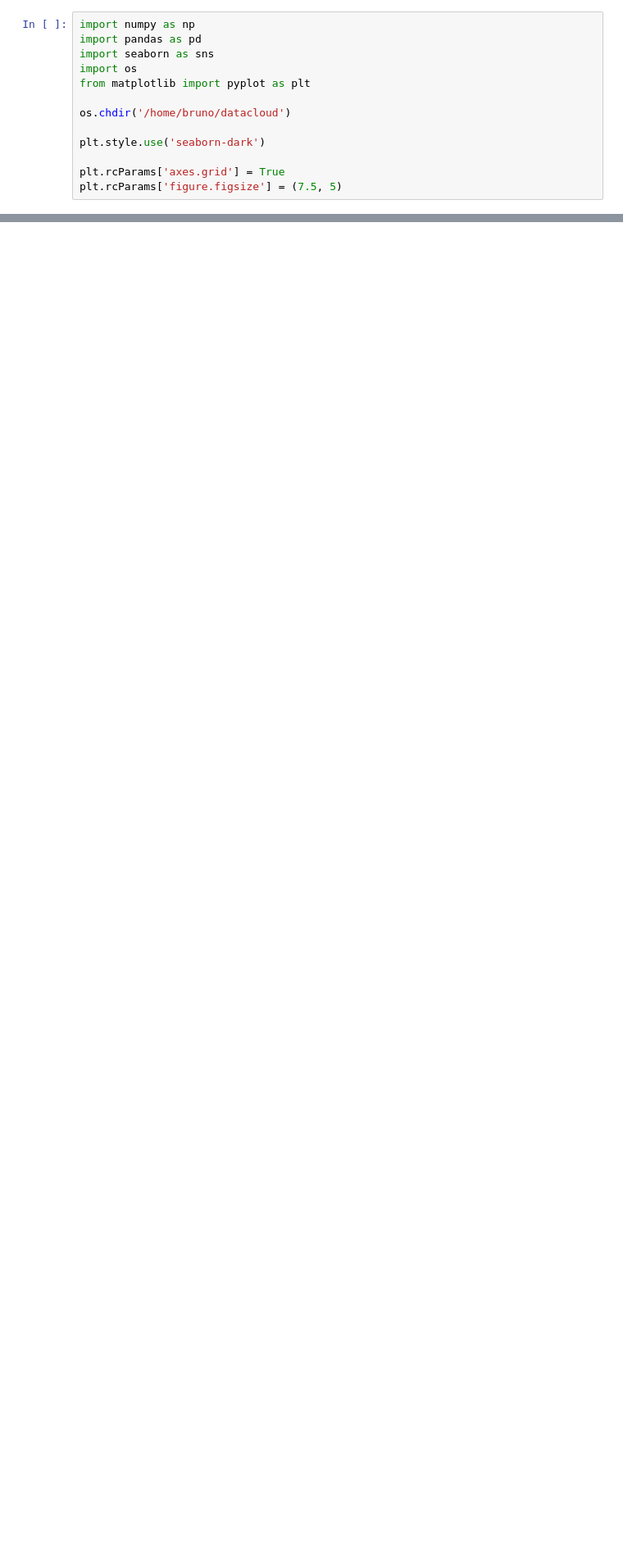
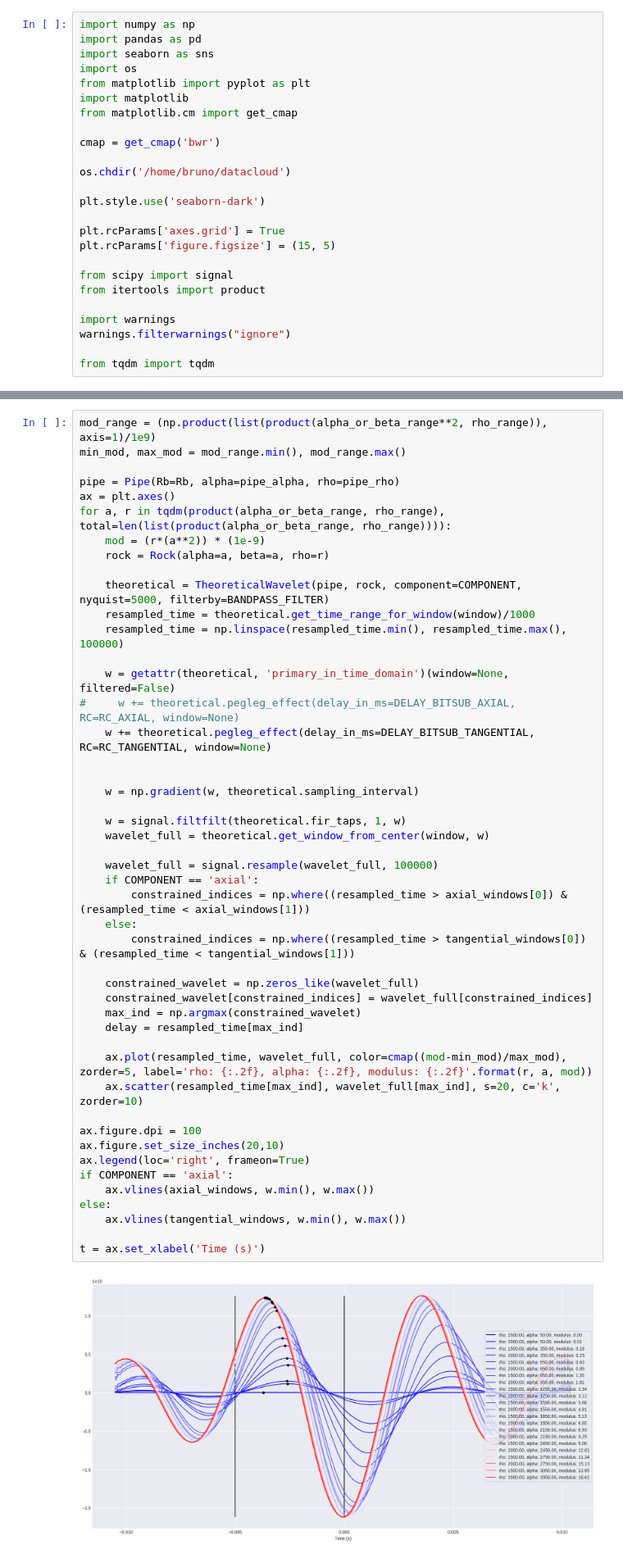
Before and after one commit to navaneethakumar-balasubramanian/rhino_theory, a Jupyter notebook: notebooks/Modeling.ipynb, the cells around one changed output, grey strips where cells are left out. Shown at 82% size. Cells and saved outputs as stored; diff of their text form; blank space fills up the shorter version.

```diff
--- a/notebooks/Modeling.ipynb
+++ b/notebooks/Modeling.ipynb
@@ -4,10 +4,22 @@ import pandas as pd
 import seaborn as sns
 import os
 from matplotlib import pyplot as plt
+import matplotlib
+from matplotlib.cm import get_cmap
+
+cmap = get_cmap('bwr')
 
 os.chdir('/home/bruno/datacloud')
 
 plt.style.use('seaborn-dark')
 
 plt.rcParams['axes.grid'] = True
-plt.rcParams['figure.figsize'] = (7.5, 5)
+plt.rcParams['figure.figsize'] = (15, 5)
+
+from scipy import signal
+from itertools import product
+
+import warnings
+warnings.filterwarnings("ignore")
+
+from tqdm import tqdm
@@ -30,0 +56,49 @@ import matplotlib
+# %%
+mod_range = (np.product(list(product(alpha_or_beta_range**2, rho_range)), axis=1)/1e9)
+min_mod, max_mod = mod_range.min(), mod_range.max()
+
+pipe = Pipe(Rb=Rb, alpha=pipe_alpha, rho=pipe_rho)
+ax = plt.axes()
+for a, r in tqdm(product(alpha_or_beta_range, rho_range), total=len(list(product(alpha_or_beta_range, rho_range)))):
+    mod = (r*(a**2)) * (1e-9)
+    rock = Rock(alpha=a, beta=a, rho=r)
+
+    theoretical = TheoreticalWavelet(pipe, rock, component=COMPONENT, nyquist=5000, filterby=BANDPASS_FILTER)
+    resampled_time = theoretical.get_time_range_for_window(window)/1000
+    resampled_time = np.linspace(resampled_time.min(), resampled_time.max(), 100000)
+
+    w = getattr(theoretical, 'primary_in_time_domain')(window=None, filtered=False)
+#     w += theoretical.pegleg_effect(delay_in_ms=DELAY_BITSUB_AXIAL, RC=RC_AXIAL, window=None)
+    w += theoretical.pegleg_effect(delay_in_ms=DELAY_BITSUB_TANGENTIAL, RC=RC_TANGENTIAL, window=None)
+
+
+    w = np.gradient(w, theoretical.sampling_interval)
+
+    w = signal.filtfilt(theoretical.fir_taps, 1, w)
+    wavelet_full = theoretical.get_window_from_center(window, w)
+
+    wavelet_full = signal.resample(wavelet_full, 100000)
+    if COMPONENT == 'axial':
+        constrained_indices = np.where((resampled_time > axial_windows[0]) & (resampled_time < axial_windows[1]))
+    else:
+        constrained_indices = np.where((resampled_time > tangential_windows[0]) & (resampled_time < tangential_windows[1]))
+
+    constrained_wavelet = np.zeros_like(wavelet_full)
+    constrained_wavelet[constrained_indices] = wavelet_full[constrained_indices]
+    max_ind = np.argmax(constrained_wavelet)
+    delay = resampled_time[max_ind]
+
+    ax.plot(resampled_time, wavelet_full, color=cmap((mod-min_mod)/max_mod), zorder=5, label='rho: {:.2f}, alpha: {:.2f}, modulus: {:.2f}'.format(r, a, mod))
+    ax.scatter(resampled_time[max_ind], wavelet_full[max_ind], s=20, c='k', zorder=10)
+
+ax.figure.dpi = 100
+ax.figure.set_size_inches(20,10)
+ax.legend(loc='right', frameon=True)
+if COMPONENT == 'axial':
+    ax.vlines(axial_windows, w.min(), w.max())
+else:
+    ax.vlines(tangential_windows, w.min(), w.max())
+
+t = ax.set_xlabel('Time (s)')
+# %% [output]
+[figure, added]
```
Also changed, not shown: parts of 53 cells of this notebook.
